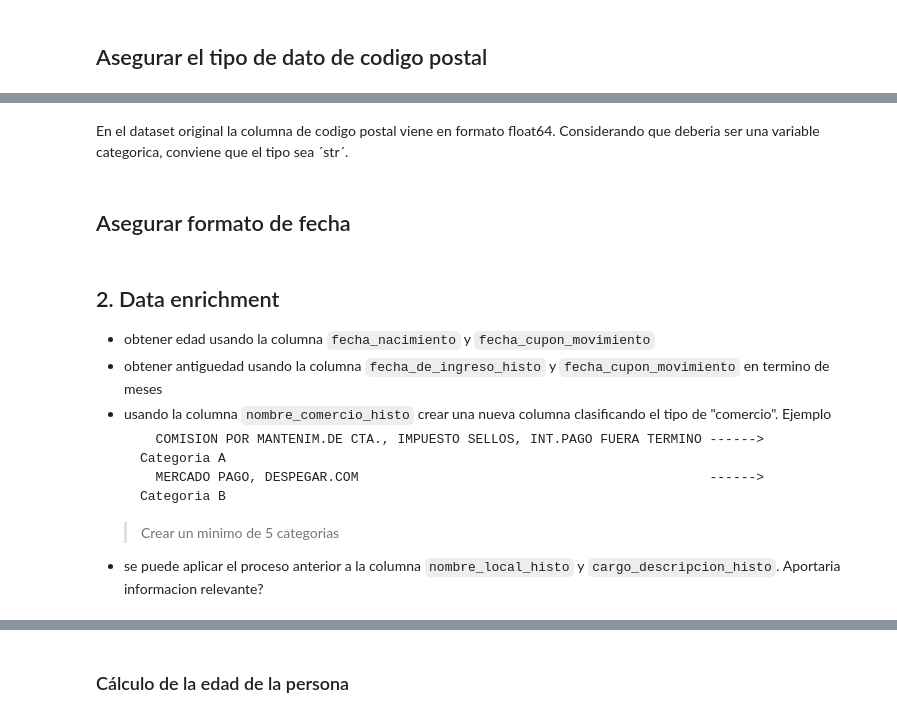
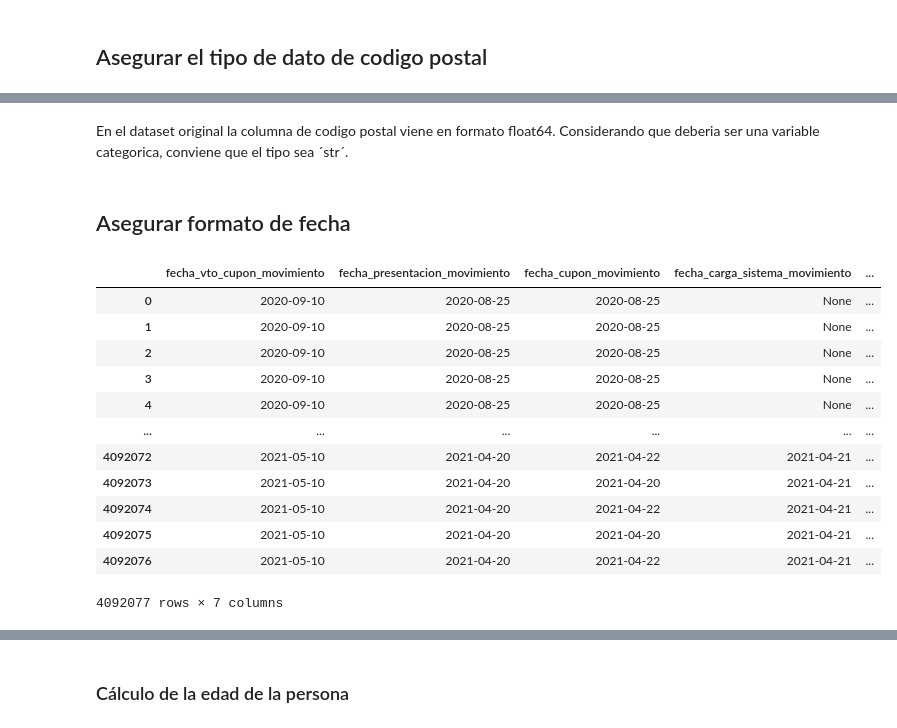
Before and after one commit to JIBarrionuevoGaltier/DiploDatos_2021_Mentoria_Grupo_2, a Jupyter notebook: notebooks_tp2/Trabajo Práctico 2.ipynb, the cells around one changed output, grey strips where cells are left out. Cells and saved outputs as stored; diff of their text form; code cells hidden in the pictures.

````diff
--- a/notebooks_tp2/Trabajo Práctico 2.ipynb
+++ b/notebooks_tp2/Trabajo Práctico 2.ipynb
@@ -58,4 +60,5 @@ pd.set_option('display.max_columns', None)
 # %% [markdown]
 ## Lectura de Datasets
 # %%
-df = pd.read_parquet("cupones_ds.parquet")
+df_orig = pd.read_parquet("cupones_ds.parquet")
+df = df_orig
@@ -275,16 +244,34 @@ df.domicilio_codigo_postal # OBject???
 Name: domicilio_codigo_postal, Length: 4092077, dtype: object
-# %% [markdown]
-En el dataset original la columna de codigo postal viene en formato float64. Considerando que deberia ser una variable categorica, conviene que el tipo sea ´str´.
-# %% [markdown]
-## Asegurar formato de fecha
-# %% [markdown]
-## 2. Data enrichment
-* obtener edad usando la columna `fecha_nacimiento` y `fecha_cupon_movimiento`
-* obtener antiguedad usando la columna `fecha_de_ingreso_histo` y `fecha_cupon_movimiento` en termino de meses
-* usando la columna `nombre_comercio_histo` crear una nueva columna clasificando el tipo de "comercio". Ejemplo
-   ```
-     COMISION POR MANTENIM.DE CTA., IMPUESTO SELLOS, INT.PAGO FUERA TERMINO ------> Categoria A
-     MERCADO PAGO, DESPEGAR.COM                                             ------> Categoria B
-   ```
-   > Crear un minimo de 5 categorias
-* se puede aplicar el proceso anterior a la columna `nombre_local_histo` y `cargo_descripcion_histo`. Aportaria informacion relevante?
+# %% [markdown]
+En el dataset original la columna de codigo postal viene en formato float64. Considerando que deberia ser una variable categorica, conviene que el tipo sea ´str´.
+# %% [markdown]
+## Asegurar formato de fecha
+# %%
+# Columnas con fecha
+
+col_fechas = [
+    'fecha_vto_cupon_movimiento',
+    'fecha_presentacion_movimiento',
+    'fecha_cupon_movimiento',
+    'fecha_carga_sistema_movimiento',
+    'fecha_nacimiento',
+    'fecha_extraccion_movimiento',
+    'fecha_de_ingreso_histo'
+]
+
+df_fchs = df[col_fechas]
+df_fchs
+# %% [output]
+|  | fecha_vto_cupon_movimiento | fecha_presentacion_movimiento | fecha_cupon_movimiento | fecha_carga_sistema_movimiento | ... |
+| 0 | 2020-09-10 | 2020-08-25 | 2020-08-25 | None | ... |
+| 1 | 2020-09-10 | 2020-08-25 | 2020-08-25 | None | ... |
+| 2 | 2020-09-10 | 2020-08-25 | 2020-08-25 | None | ... |
+| 3 | 2020-09-10 | 2020-08-25 | 2020-08-25 | None | ... |
+| 4 | 2020-09-10 | 2020-08-25 | 2020-08-25 | None | ... |
+| ... | ... | ... | ... | ... | ... |
+| 4092072 | 2021-05-10 | 2021-04-20 | 2021-04-22 | 2021-04-21 | ... |
+| 4092073 | 2021-05-10 | 2021-04-20 | 2021-04-20 | 2021-04-21 | ... |
+| 4092074 | 2021-05-10 | 2021-04-20 | 2021-04-22 | 2021-04-21 | ... |
+| 4092075 | 2021-05-10 | 2021-04-20 | 2021-04-20 | 2021-04-21 | ... |
+| 4092076 | 2021-05-10 | 2021-04-20 | 2021-04-22 | 2021-04-21 | ... |
+4092077 rows × 7 columns
````
Also changed, not shown: parts of 40 cells of this notebook.
